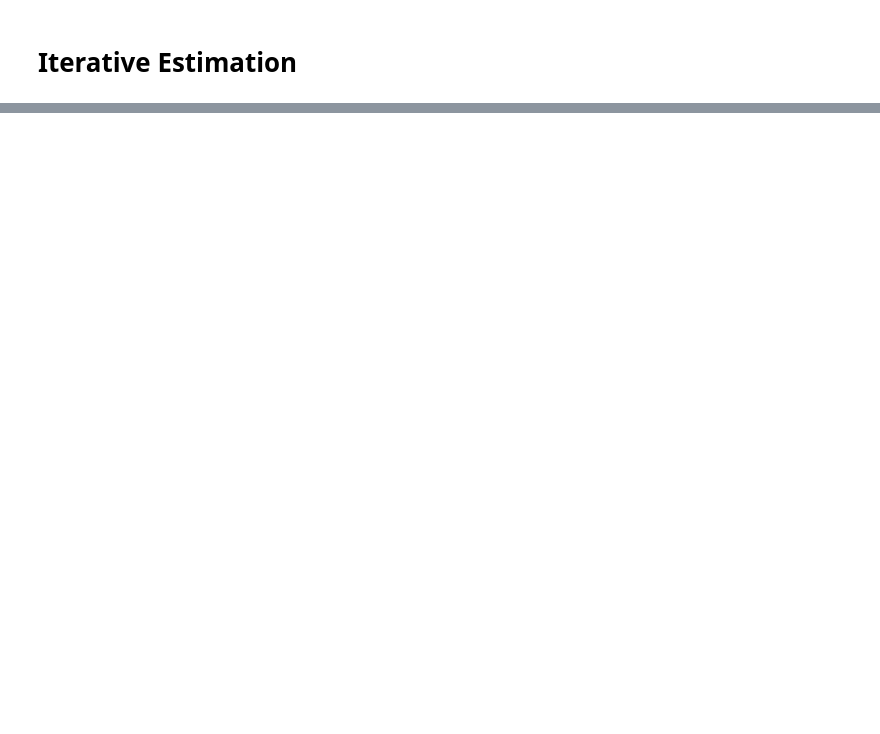
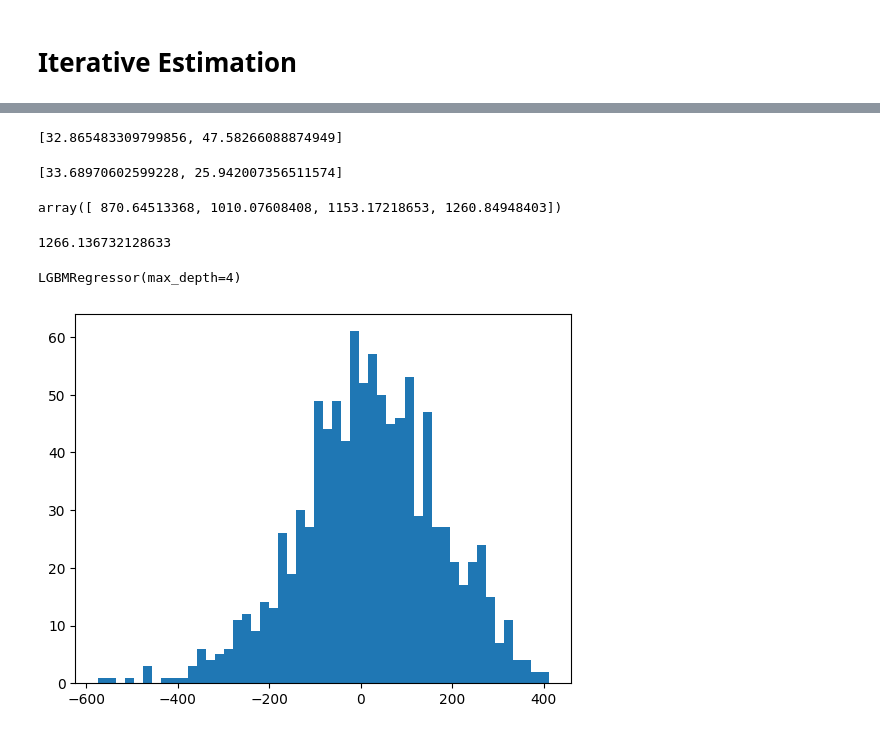
Before and after one commit to wjmoss/ACIC22, a Jupyter notebook: final.ipynb, the cells around one changed output, grey strips where cells are left out. Cells and saved outputs as stored; diff of their text form; code cells hidden in the pictures; blank space fills up the shorter version.

```diff
--- a/final.ipynb
+++ b/final.ipynb
@@ -243,0 +243,9 @@ LGBMRegressor(max_depth=6)
+# %%
+d_t = df
+# %%
+df=d_t
+# %%
+for i in [3,4]:
+    df.loc[df['year']==i,'y_cor'] -= df[df['year'] == i]['Z'] * r[i-3]
+    df.loc[df['year']==i,'ft'] = df[df['year'] == i]['y_cor'].mean()
+    df_34.loc[df_34['year']==i,'ft'] = df[df['year'] == i]['y_cor'].mean()
@@ -243,0 +274,19 @@ LGBMRegressor(max_depth=6)
+# %%
+mu_0 = LGBMRegressor(is_unbalance = True,
+                     #metric = 'log_loss',
+                     metric = 'mean_squared_error',
+                     max_depth = 4,
+                     num_leaves = 20,
+                     learning_rate = 0.1,
+                     #feature_fraction = 0.7,
+                     min_child_samples=21,
+                     min_child_weight=0.001,
+                     #bagging = 1,
+                     #subsample_freq = 2,
+                     reg_alpha = 0.002,
+                     reg_lambda = 10,
+                     cat_smooth = 0,
+                     n_estimators = 200,
+                     )
+
+df = df.assign(mu = cross_val_predict(mu_0, df[V], df['Y']-df['ft']))
@@ -243,0 +317,39 @@ LGBMRegressor(max_depth=6)
+# %%
+r
+# %% [output]
+[32.865483309799856, 47.58266088874949]
+# %%
+r3 = model_3.params.z_res
+r4 = model_4.params.z_res
+r = [r3,r4]
+r
+# %% [output]
+[33.68970602599228, 25.942007356511574]
+# %%
+df['ft'].unique()
+# %% [output]
+array([ 870.64513368, 1010.07608408, 1153.17218653, 1260.84948403])
+# %%
+np.average(df[df['year'] == i]['y_cor'], weights = df[df['year'] == i]['n.patients'])
+# %% [output]
+1266.136732128633
+# %%
+model_final = LGBMRegressor(max_depth=4)
+#model_final = MLPClassifier(hidden_layer_sizes=(50,), solver='lbfgs',alpha=0.1, random_state=1, max_iter=10000, learning_rate='invscaling', early_stopping=True)
+
+# create the weights
+w = df_34['z_res'] ** 2
+
+# create the transformed target
+y_star = (df_34['y_res'] / df_34['z_res'])
+
+# use a weighted regression ML model to predict the target with the weights.
+model_final.fit(X=df_34[V], y=y_star, sample_weight=w)
+#model_final.fit(X=df_34[V], y=y_star)
+# %% [output]
+LGBMRegressor(max_depth=4)
+# %%
+plt.hist(df[df['year']<=2]['mu'], bins=50)
+plt.show()
+# %% [output]
+[figure, added]
```
Also changed, not shown: parts of 40 cells of this notebook, 1 other file.
